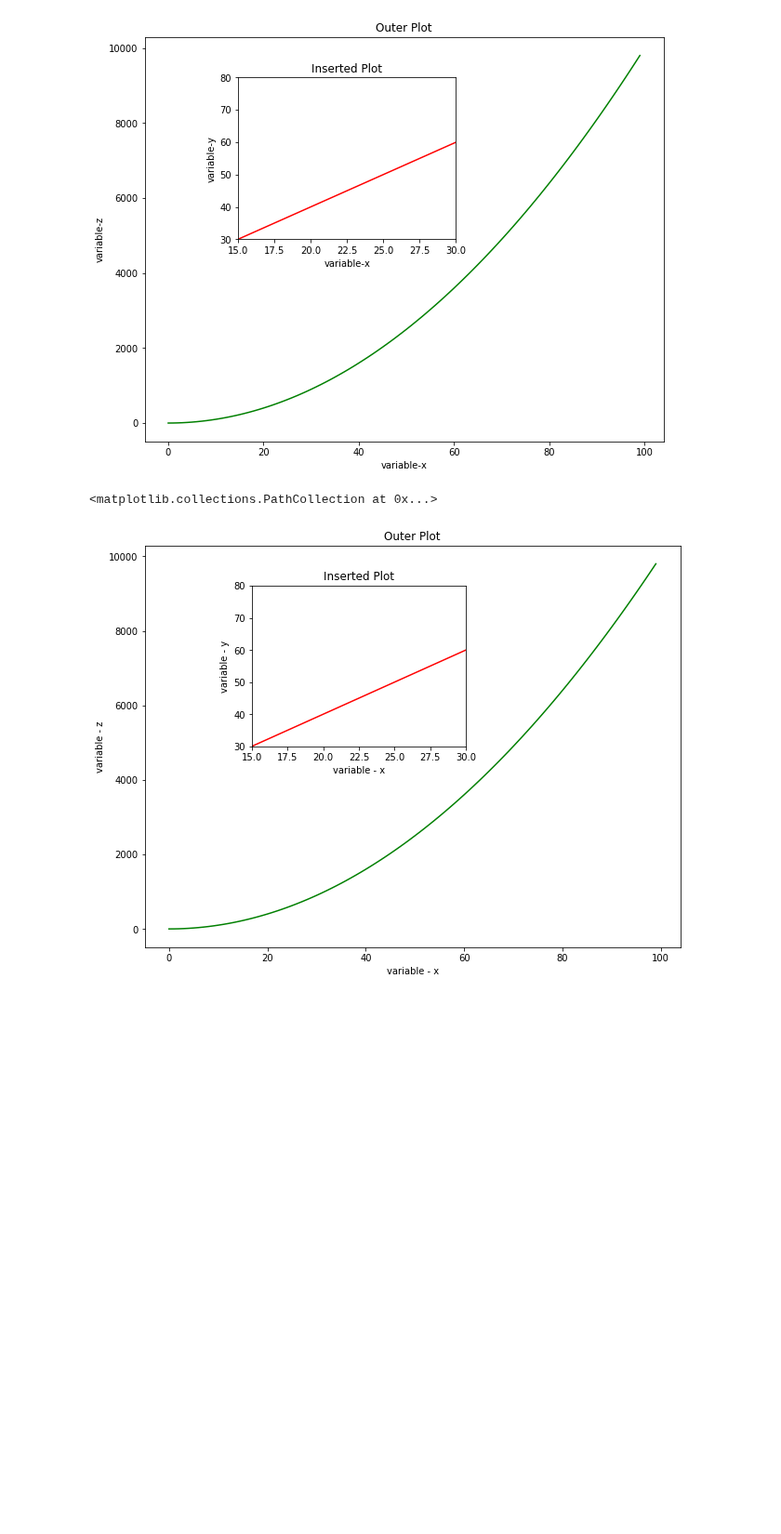
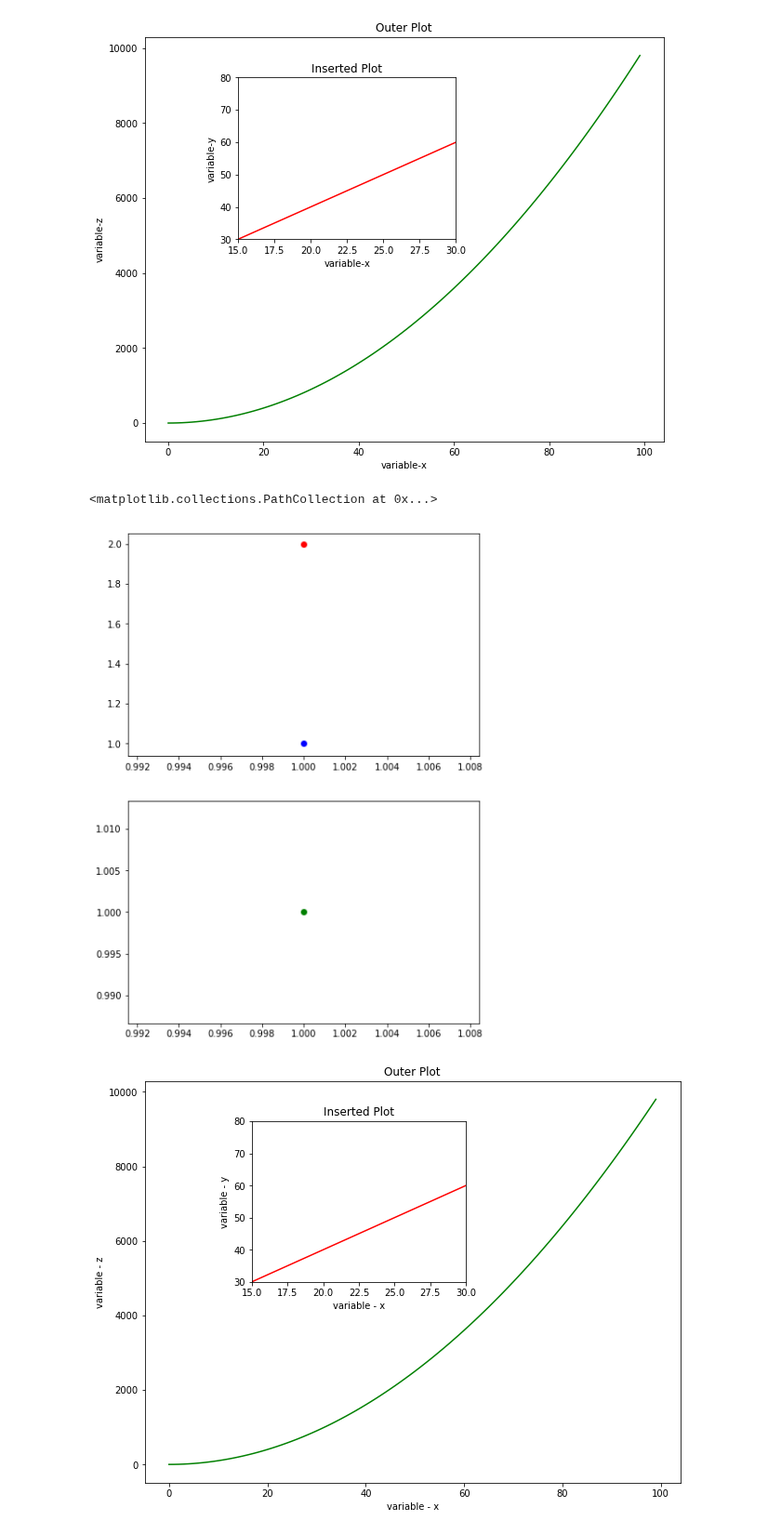
Before and after one commit to ColinFangshu/dsc-more-practice-with-matplotlib-lab-seattle-ds-career-051319, a Jupyter notebook: index.ipynb, the cells around one changed output. Shown at 93% size. Cells and saved outputs as stored; diff of their text form; code cells hidden in the pictures; blank space fills up the shorter version.

```diff
--- a/index.ipynb
+++ b/index.ipynb
@@ -124,12 +124,14 @@ ins.set_ylim([30,80])
 # %%
 
 fig, axes = plt.subplots(2, figsize=(7, 10))
 
+for ax in axes.flatten()
 axes[0].scatter(1, 1, color='b')
 axes[0].scatter(1,2,color='r')
 axes[1].scatter(1, 1, color='g')
 # %% [output]
 <matplotlib.collections.PathCollection at 0x...>
+[figure, added]
 # %%
 # %% [output]
 [figure]
```
